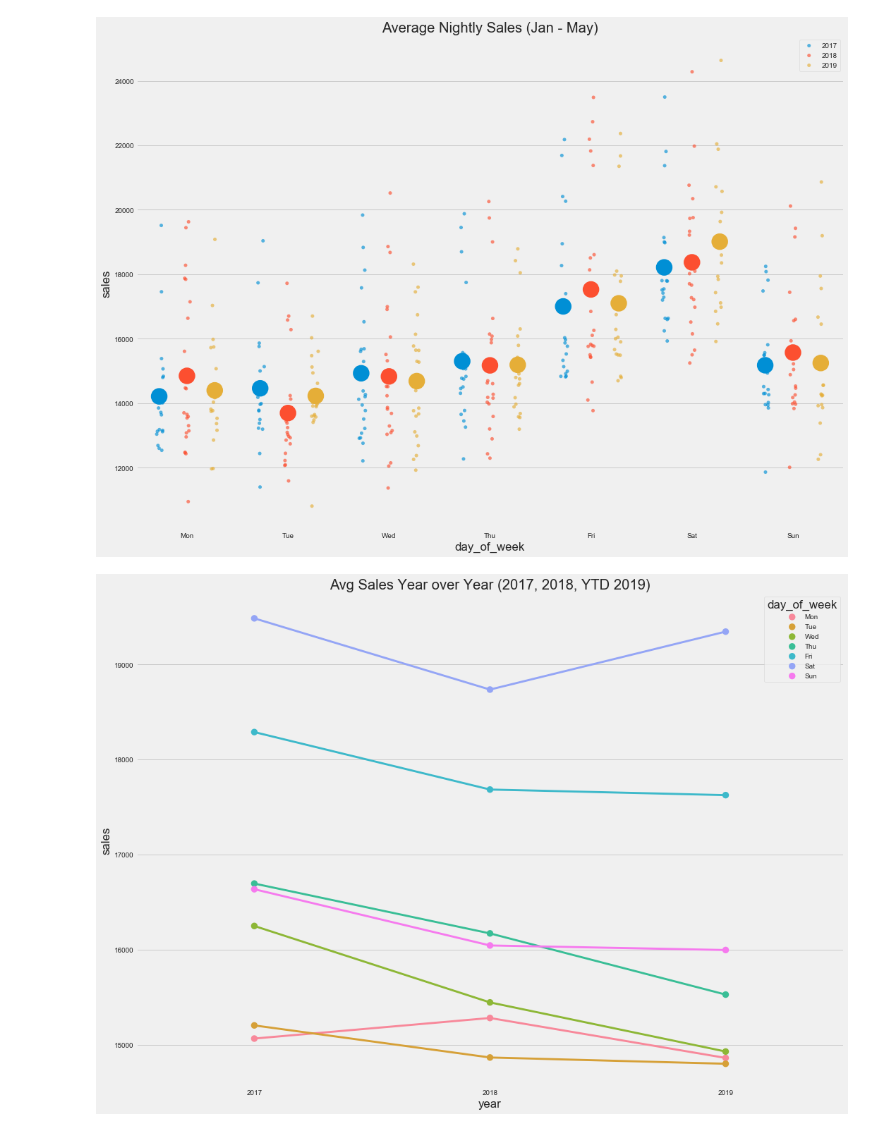
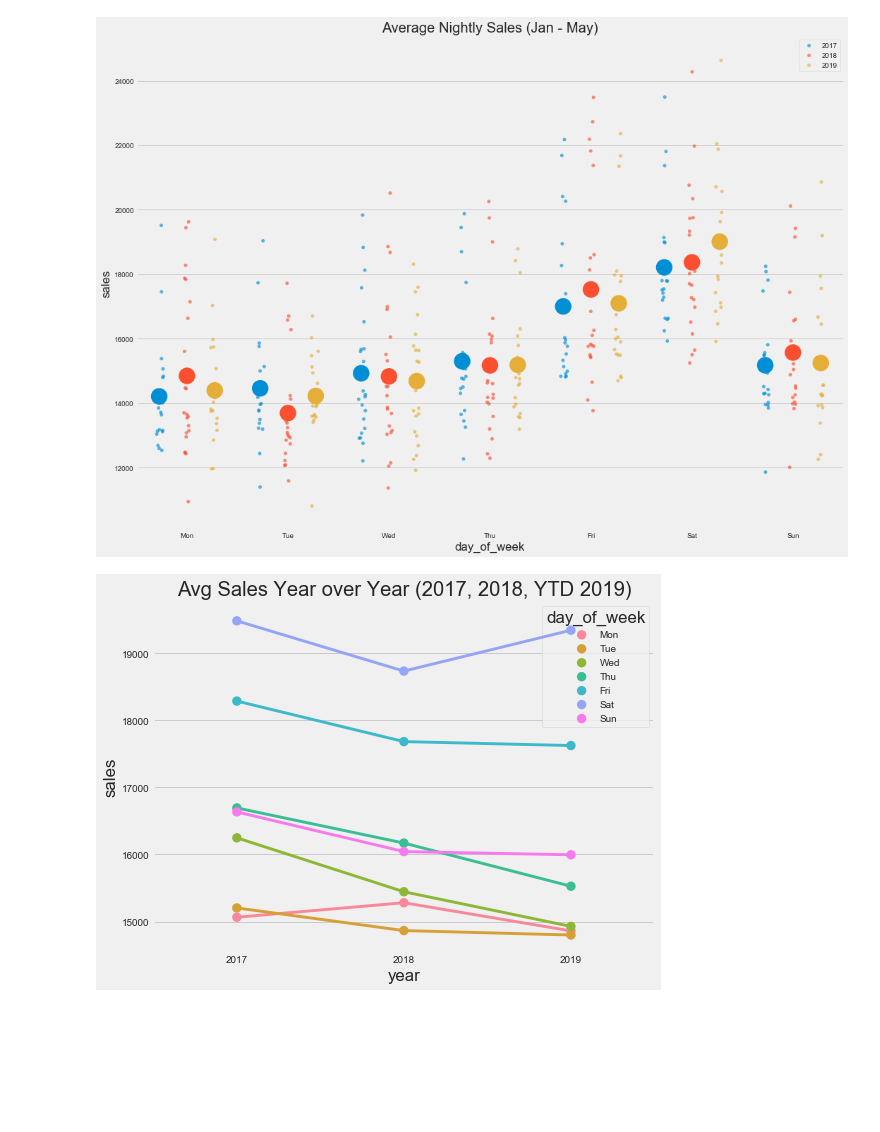
Before and after one commit to maks-p/restaurant_sales_forecasting, a Jupyter notebook: final_eda.ipynb, the cells around one changed output. Drawn from its saved outputs; the diff is of its cells as text; code cells hidden in the pictures; blank space fills up the shorter version.

```diff
--- a/final_eda.ipynb
+++ b/final_eda.ipynb
@@ -443,18 +446,18 @@ plt.title('Average Nightly Sales (Jan - May)');
 [figure]
 # %%
 plt.style.use('fivethirtyeight')
-plt.figure(figsize=(16,12))
+plt.figure(figsize=(8,6))
 
 sns.pointplot(x='year',
                y='sales',
                hue='day_of_week',
                data=df,
                alpha=0.75,
                join=True,
                ci=False,
                scale=0.4
                 )
 
 plt.title('Avg Sales Year over Year (2017, 2018, YTD 2019)');
 # %% [output]
-[figure, old version]
+[figure, new version]
```
Also changed, not shown: parts of 10 cells of this notebook, 8 other files.
